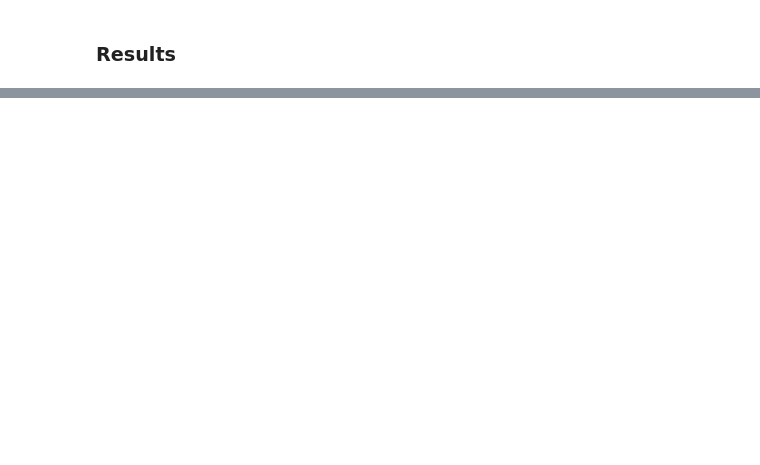
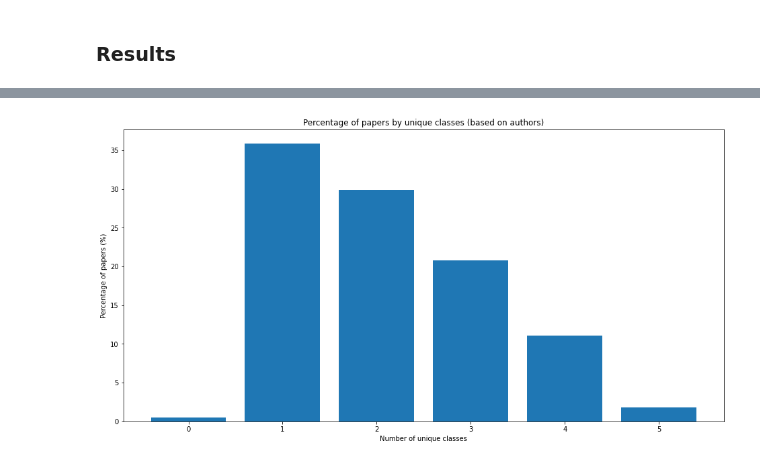
Before and after one commit to panagiotisgia/Publication_Venue_Prediction, a Jupyter notebook: authors_feature_extract.ipynb, the cells around one changed output, grey strips where cells are left out. Cells and saved outputs as stored; diff of their text form; code cells hidden in the pictures; blank space fills up the shorter version.

```diff
--- a/authors_feature_extract.ipynb
+++ b/authors_feature_extract.ipynb
@@ -159,0 +246,22 @@ df.head(5)
+# %%
+# Count unique classes for each paper
+paper_classes = {paper: len(set(classes)) for paper, classes in paper_id_to_all_classes_dict.items()}
+# Count the number of papers for each number of unique classes
+class_counts = defaultdict(int)
+for num_classes in paper_classes.values():
+    class_counts[num_classes] += 1
+
+# Calculate the total number of papers
+total_papers = len(paper_id_to_all_classes_dict)
+# Calculate the percentage for each class count
+class_percentages = {k: (v / total_papers) * 100 for k, v in class_counts.items()}
+
+# Plot
+plt.figure(figsize=(16, 8))
+plt.bar(class_percentages.keys(), class_percentages.values())
+plt.xlabel('Number of unique classes')
+plt.ylabel('Percentage of papers (%)')
+plt.title('Percentage of papers by unique classes (based on authors)')
+plt.show()
+# %% [output]
+[figure, added]
```
Also changed, not shown: parts of 11 cells of this notebook, 5 other files.
